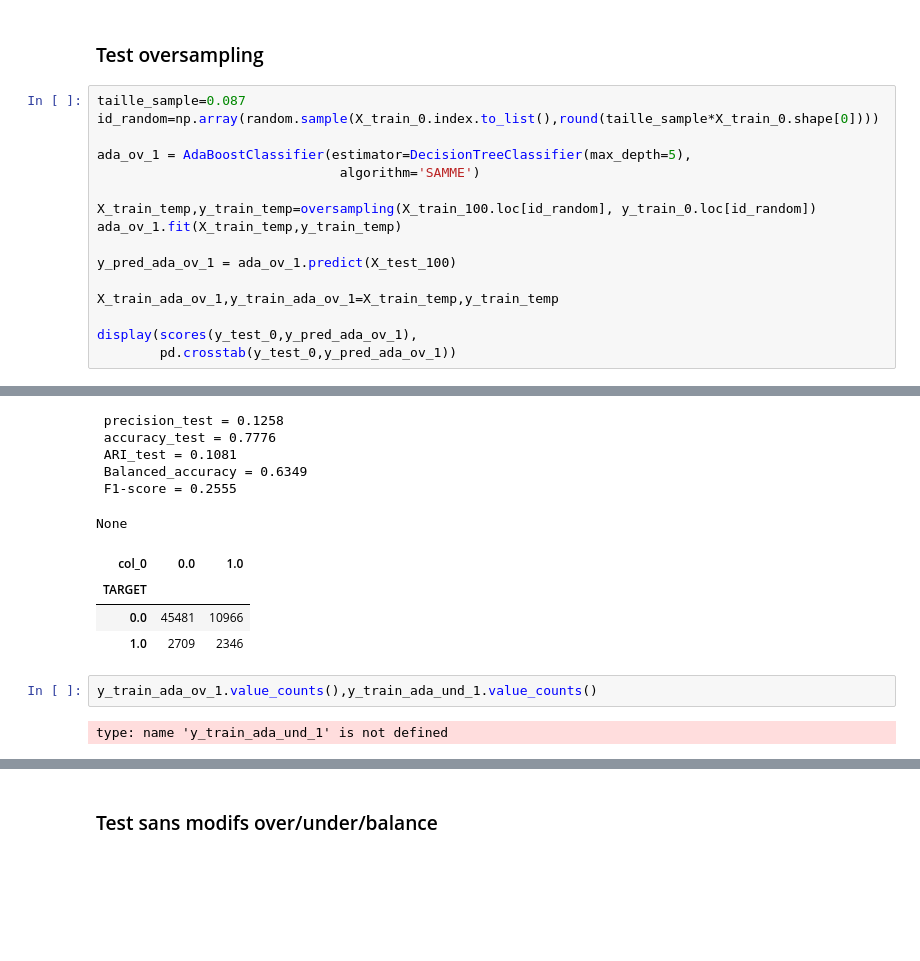
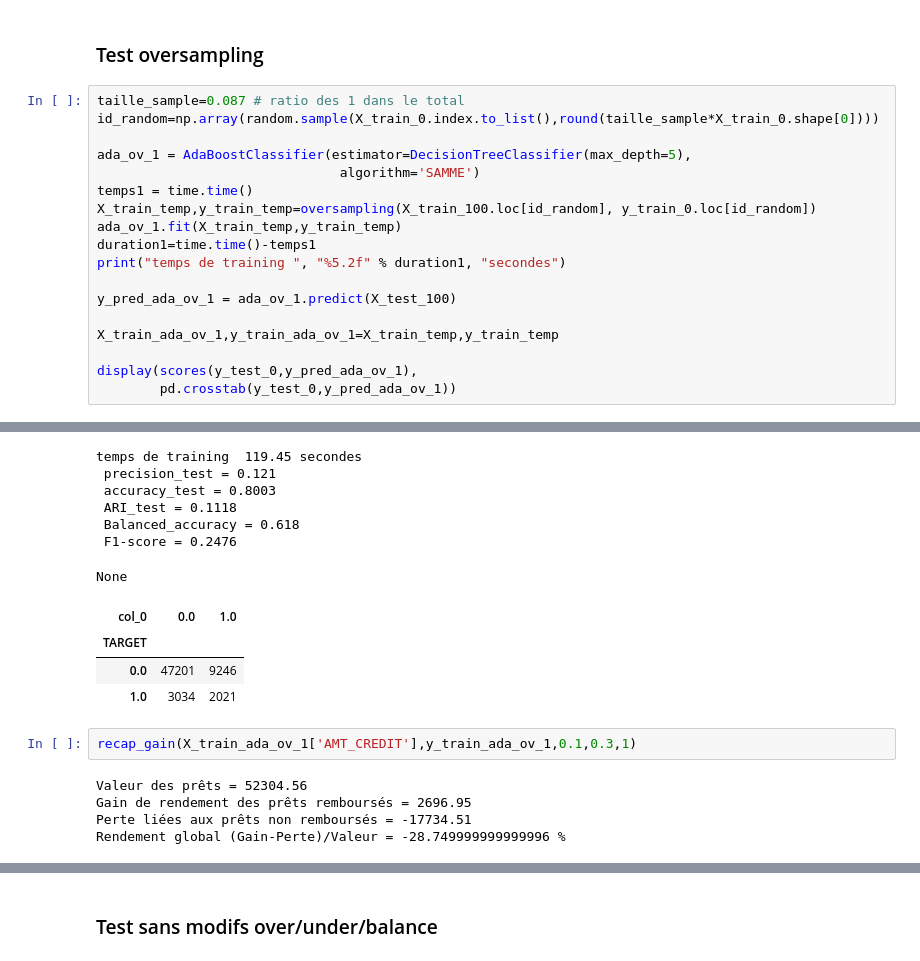
Before and after one commit to David-R-V/OC_modele_scoring, a Jupyter notebook: Projet 7.ipynb, the cells around one changed output, grey strips where cells are left out. Cells and saved outputs as stored; diff of their text form; blank space fills up the shorter version.

```diff
--- a/Projet 7.ipynb
+++ b/Projet 7.ipynb
@@ -4441,14 +4844,16 @@ None
 # %% [markdown]
 ### Test oversampling
 # %%
-taille_sample=0.087
+taille_sample=0.087 # ratio des 1 dans le total
 id_random=np.array(random.sample(X_train_0.index.to_list(),round(taille_sample*X_train_0.shape[0])))
 
 ada_ov_1 = AdaBoostClassifier(estimator=DecisionTreeClassifier(max_depth=5),
                                algorithm='SAMME')
-
+temps1 = time.time()
 X_train_temp,y_train_temp=oversampling(X_train_100.loc[id_random], y_train_0.loc[id_random])
 ada_ov_1.fit(X_train_temp,y_train_temp)
+duration1=time.time()-temps1
+print("temps de training ", "%5.2f" % duration1, "secondes")
 
 y_pred_ada_ov_1 = ada_ov_1.predict(X_test_100)
 
@@ -4461,14 +4866,18 @@ display(scores(y_test_0,y_pred_ada_ov_1),
- precision_test = 0.1258
- accuracy_test = 0.7776
- ARI_test = 0.1081
- Balanced_accuracy = 0.6349
- F1-score = 0.2555
+temps de training  119.45 secondes
+ precision_test = 0.121
+ accuracy_test = 0.8003
+ ARI_test = 0.1118
+ Balanced_accuracy = 0.618
+ F1-score = 0.2476
 None
 | col_0 | 0.0 | 1.0 |
 | TARGET |  |  |
-| 0.0 | 45481 | 10966 |
-| 1.0 | 2709 | 2346 |
+| 0.0 | 47201 | 9246 |
+| 1.0 | 3034 | 2021 |
-# %%
-y_train_ada_ov_1.value_counts(),y_train_ada_und_1.value_counts()
-# %% [output]
-type: name 'y_train_ada_und_1' is not defined
+# %%
+recap_gain(X_train_ada_ov_1['AMT_CREDIT'],y_train_ada_ov_1,0.1,0.3,1)
+# %% [output]
+Valeur des prêts = 52304.56
+Gain de rendement des prêts remboursés = 2696.95
+Perte liées aux prêts non remboursés = -17734.51
+Rendement global (Gain-Perte)/Valeur = -28.749999999999996 %
```
Also changed, not shown: parts of 126 cells of this notebook.
